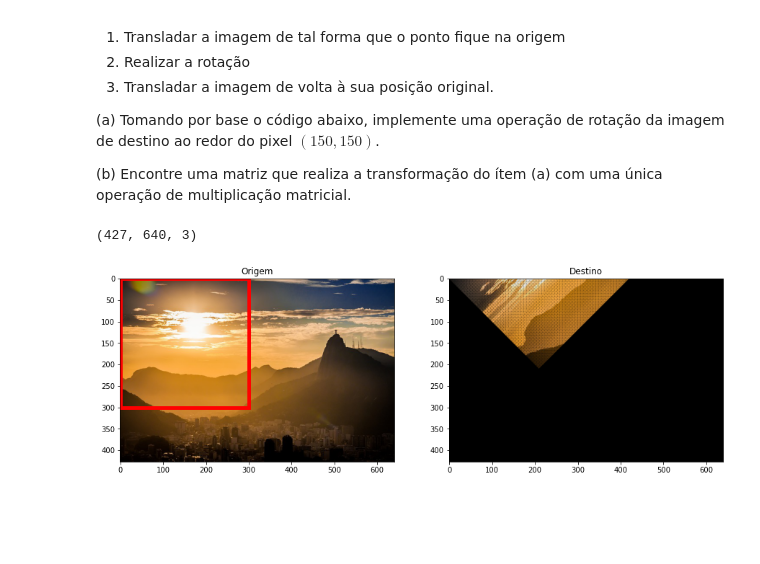
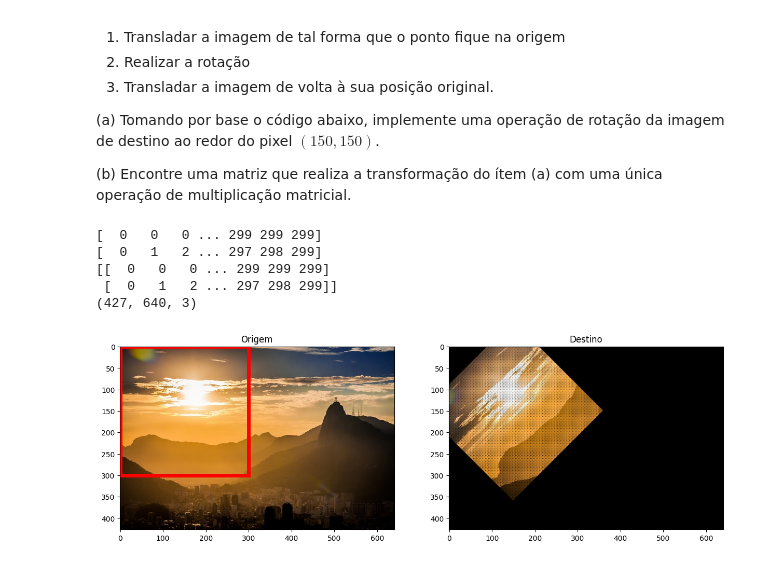
Before and after one commit to tiagoft/alglin-alunos, a Jupyter notebook: 03-geometria_analitica.ipynb, the cells around one changed output. Cells and saved outputs as stored; diff of their text form; code cells hidden in the pictures; blank space fills up the shorter version.

```diff
--- a/03-geometria_analitica.ipynb
+++ b/03-geometria_analitica.ipynb
@@ -953,35 +963,42 @@ image_ = np.zeros_like(image)
 
 X = criar_indices(0, 300, 0, 300)
 X = np.vstack ( (X, np.ones( X.shape[1]) ) )
 
 T = np.array([[1, 0, -150], [0, 1, -150], [0, 0,1]])
+T2 = np.array([[1, 0, 150], [0, 1, 150], [0, 0,1]])
 R = np.array([[0.7, -0.7, 0], [0.7, 0.7, 0], [0, 0,1]])
 
-Xd = R @ X
+Xd = T @ X
+Xd = R @ Xd
+Xd = T2 @ Xd
 Xd = Xd.astype(int)
 X = X.astype(int)
 
 # Troque este código pelo seu código de filtragem de pixels
 Xd[0,:] = np.clip(Xd[0,:], 0, image.shape[0])
 Xd[1,:] = np.clip(Xd[1,:], 0, image.shape[1])
 
 image_[Xd[0,:], Xd[1,:], :] = image[X[0,:], X[1,:], :]
 
 print(image_.shape)
 plt.figure(figsize=(15,15))
 plt.subplot(1,2,1)
 plt.imshow(image)
 # Adiciona o retângulo indicando a área que foi recortada:
 plt.gca().add_patch(Rectangle((0,0),300,300,linewidth=5,edgecolor='r',facecolor='none'))
 
 plt.title('Origem')
 plt.subplot(1,2,2)
 plt.imshow(image_)
 plt.title('Destino')
 plt.show()
 # %% [output]
+[  0   0   0 ... 299 299 299]
+[  0   1   2 ... 297 298 299]
+[[  0   0   0 ... 299 299 299]
+ [  0   1   2 ... 297 298 299]]
 (427, 640, 3)
-[figure, old version]
+[figure, new version]
 # %% [markdown]
 # Projeto: efeitos de vídeo em tempo real
 
```
Also changed, not shown: parts of 11 cells of this notebook, 1 other file.
